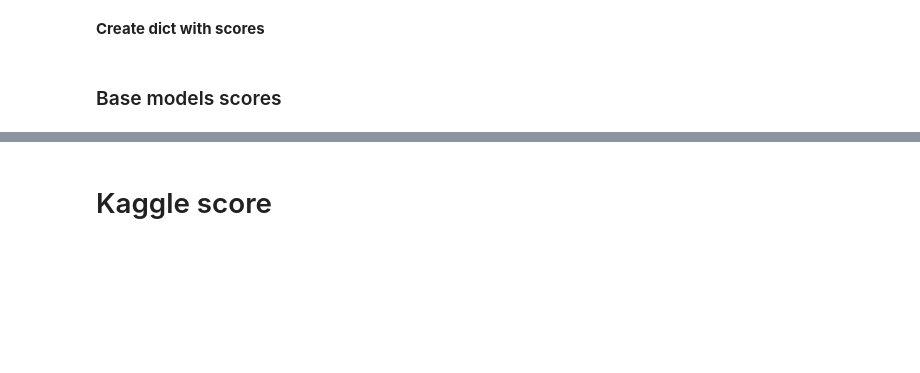
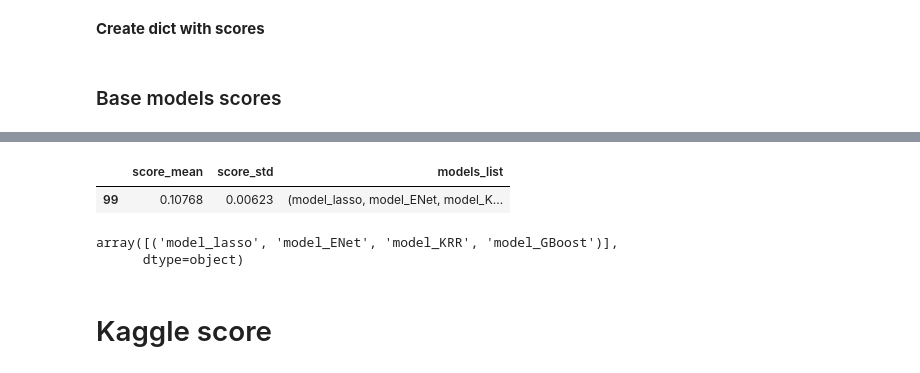
Before and after one commit to someoneorlov/kaggle_house_prices, a Jupyter notebook: 02_house_prices_feature_engineering.ipynb, the cells around one changed output, grey strips where cells are left out. Cells and saved outputs as stored; diff of their text form; code cells hidden in the pictures; blank space fills up the shorter version.

Commit message:
Kaggle score: 0.11572
Finding best combinations of models

```diff
--- a/02_house_prices_feature_engineering.ipynb
+++ b/02_house_prices_feature_engineering.ipynb
@@ -596,0 +633,8 @@ Wall time: 1.5 s
+# %%
+
+stuff = ['model_lasso', 'model_ridge', 'model_ENet', 'model_KRR', 'model_GBoost', 'model_xgb', 'model_xgb_linear', 'model_lgb']
+
+for L in range(2, len(stuff)+1):
+    for subset in itertools.combinations(stuff, L):
+        subset = (subset[0], subset[1])
+        print(subset)
@@ -596,0 +643,19 @@ Wall time: 1.5 s
+# %%
+models_list = {'model_lasso':model_lasso, 'model_ridge':model_ridge,
+               'model_ENet':model_ENet, 'model_KRR':model_KRR,
+               'model_GBoost':model_GBoost, 'model_xgb':model_xgb,
+               'model_xgb_linear':model_xgb_linear, 'model_lgb':model_lgb}
+
+models_combinations = {'score_mean' : [],
+                       'score_std' : [],
+                       'models_list' : []}
+
+for i in range(2, len(models_list) + 1):
+    for subset in itertools.combinations(models_list, i):
+        models_combinations['models_list'].append(subset)
+        subset = [models_list[el] for el in subset]
+        subset_models = AveragingModels(models = subset)
+        subset_score = rmsle_cv(subset_models, X_train, y_train)
+        print('Averaged base models score: {:.4f} ({:.4f})\n'.format(subset_score.mean(), subset_score.std()))
+        models_combinations['score_mean'].append(subset_score.mean())
+        models_combinations['score_std'].append(subset_score.std())
@@ -597,3 +680,15 @@ Wall time: 1.5 s
+# %%
+models_combinations = pd.DataFrame(models_combinations)
+# %%
+models_combinations.iloc[[np.argmin(models_combinations['score_mean'])]]
+# %% [output]
+|  | score_mean | score_std | models_list |
+| 99 | 0.10768 | 0.00623 | (model_lasso, model_ENet, model_K... |
+# %%
+models_combinations.iloc[[np.argmin(models_combinations['score_mean'])]]['models_list'].values
+# %% [output]
+array([('model_lasso', 'model_ENet', 'model_KRR', 'model_GBoost')],
+      dtype=object)
 # %% [markdown]
 # Kaggle score
 # %% [markdown]
```
Also changed, not shown: parts of 25 cells of this notebook.
